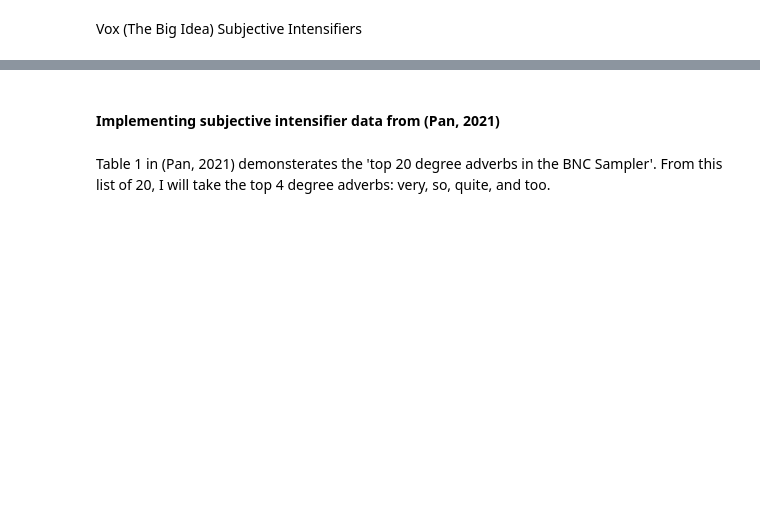
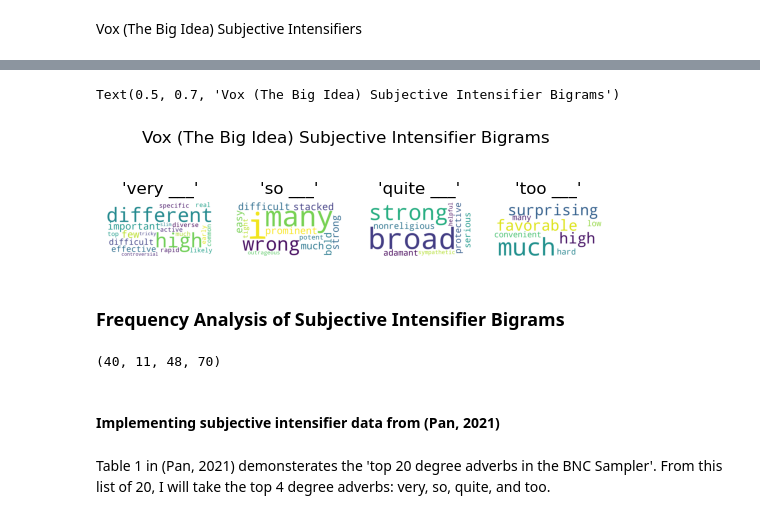
Before and after one commit to Data-Science-for-Linguists-2025/News-Bias-Assessment, a Jupyter notebook: data-pipeline.ipynb, the cells around one changed output, grey strips where cells are left out. Drawn from its saved outputs; the diff is of its cells as text; code cells hidden in the pictures; blank space fills up the shorter version.

```diff
--- a/data-pipeline.ipynb
+++ b/data-pipeline.ipynb
@@ -731,3 +824,47 @@ print(vox_oped_very[:10], vox_oped_so[:10], vox_oped_quite[:10], vox_oped_too[:1
+# %%
+vox_oped_very_wc = WordCloud(width=800, height=400, background_color='white').generate_from_frequencies(vox_oped_very_counts)
+vox_oped_so_wc = WordCloud(width=800, height=400, background_color='white').generate_from_frequencies(vox_oped_so_counts)
+vox_oped_quite_wc = WordCloud(width=800, height=400, background_color='white').generate_from_frequencies(vox_oped_quite_counts)
+vox_oped_too_wc = WordCloud(width=800, height=400, background_color='white').generate_from_frequencies(vox_oped_too_counts)
+
+#very
+plt.subplot(1, 4, 1)
+plt.imshow(vox_oped_very_wc)
+plt.axis('off')
+plt.title("'very ___'")
+
+#so
+plt.subplot(1, 4, 2)
+plt.imshow(vox_oped_so_wc)
+plt.axis('off')
+plt.title("'so ___'")
+
+#quite
+plt.subplot(1, 4, 3)
+plt.imshow(vox_oped_quite_wc)
+plt.axis('off')
+plt.title("'quite ___'")
+
+#too
+plt.subplot(1, 4, 4)
+plt.imshow(vox_oped_too_wc)
+plt.axis('off')
+plt.title("'too ___'")
+plt.suptitle('Vox (The Big Idea) Subjective Intensifier Bigrams', y=0.7)
+# %% [output]
+Text(0.5, 0.7, 'Vox (The Big Idea) Subjective Intensifier Bigrams')
+[figure, added]
+# %% [markdown]
+### Frequency Analysis of Subjective Intensifier Bigrams
+# %%
+fox_si_all = len(fox_very) + len(fox_so) + len(fox_quite) + len(fox_too)
+fox_oped_si_all = len(fox_oped_very) + len(fox_oped_so) + len(fox_oped_quite) + len(fox_oped_too)
+vox_si_all = len(vox_very) + len(vox_so) + len(vox_quite) + len(vox_too)
+vox_oped_si_all = len(vox_oped_very) + len(vox_oped_so) + len(vox_oped_quite) + len(vox_oped_too)
+
+fox_si_all, fox_oped_si_all, vox_si_all, vox_oped_si_all
+# %% [output]
+(40, 11, 48, 70)
 # %% [markdown]
 #### Implementing subjective intensifier data from (Pan, 2021)
 # %% [markdown]
```
Also changed, not shown: parts of 7 cells of this notebook.
